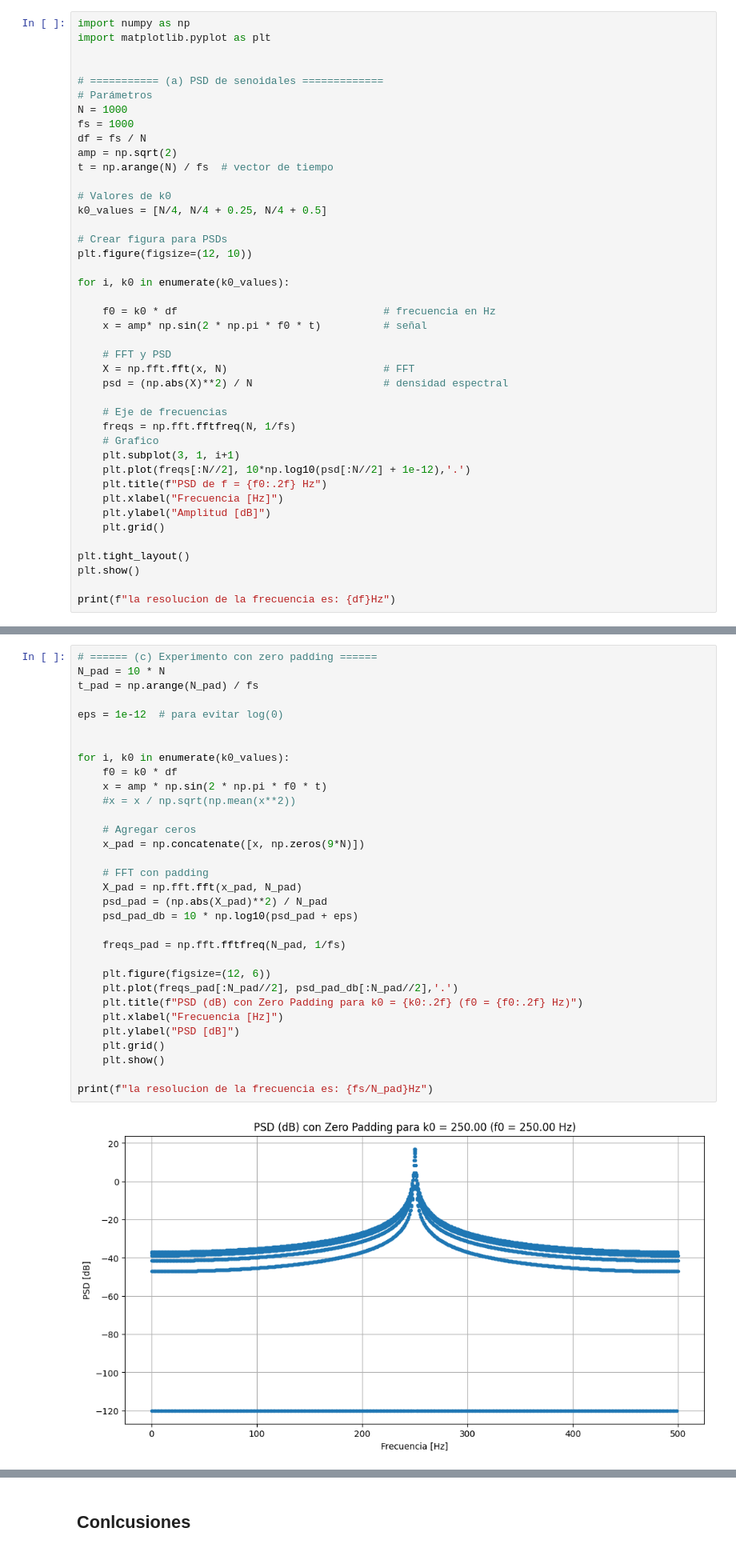
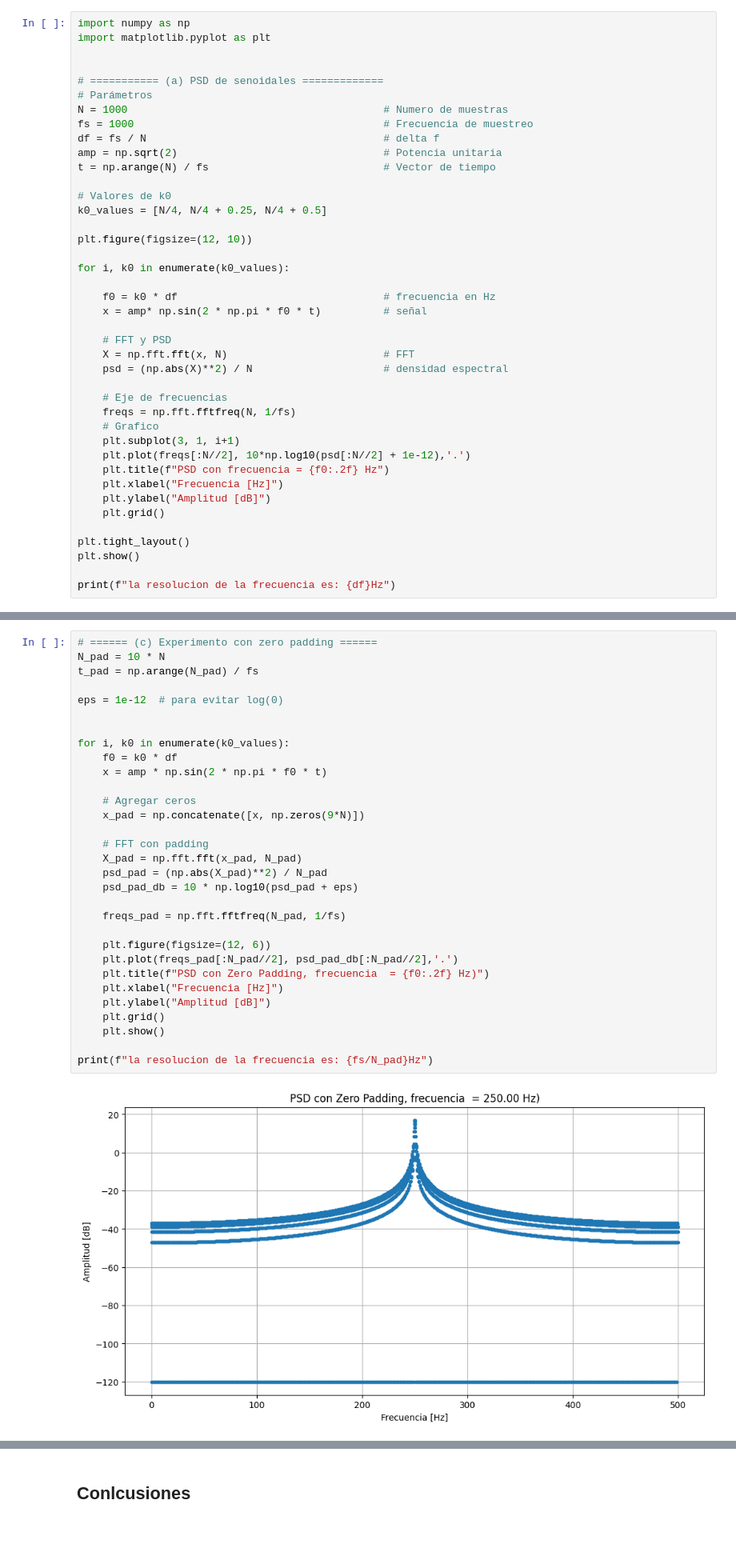
Before and after one commit to ArturoHuber1/APS, a Jupyter notebook: TS3/TS3_Huber.ipynb, the cells around one changed output, grey strips where cells are left out. Shown at 80% size. Saved outputs shown, nothing was run; the diff lists cells and outputs as text.

```diff
--- a/TS3/TS3_Huber.ipynb
+++ b/TS3/TS3_Huber.ipynb
@@ -57,16 +57,15 @@ import matplotlib.pyplot as plt
 
 # =========== (a) PSD de senoidales =============
 # Parámetros
-N = 1000
-fs = 1000
-df = fs / N
-amp = np.sqrt(2)
-t = np.arange(N) / fs  # vector de tiempo
+N = 1000                                         # Numero de muestras
+fs = 1000                                        # Frecuencia de muestreo
+df = fs / N                                      # delta f
+amp = np.sqrt(2)                                 # Potencia unitaria
+t = np.arange(N) / fs                            # Vector de tiempo
 
 # Valores de k0
 k0_values = [N/4, N/4 + 0.25, N/4 + 0.5]
 
-# Crear figura para PSDs
 plt.figure(figsize=(12, 10))
 
 for i, k0 in enumerate(k0_values):
@@ -83,7 +82,7 @@ for i, k0 in enumerate(k0_values):
     # Grafico
     plt.subplot(3, 1, i+1)
     plt.plot(freqs[:N//2], 10*np.log10(psd[:N//2] + 1e-12),'.')
-    plt.title(f"PSD de f = {f0:.2f} Hz")
+    plt.title(f"PSD con frecuencia = {f0:.2f} Hz")
     plt.xlabel("Frecuencia [Hz]")
     plt.ylabel("Amplitud [dB]")
     plt.grid()
@@ -119,34 +119,33 @@ Mediante la identiad de parseval, verificamos que, aunque los graficos se vean d
 # %%
 # ====== (c) Experimento con zero padding ======
 N_pad = 10 * N
 t_pad = np.arange(N_pad) / fs
 
 eps = 1e-12  # para evitar log(0)
 
 
 for i, k0 in enumerate(k0_values):
     f0 = k0 * df
     x = amp * np.sin(2 * np.pi * f0 * t)
-    #x = x / np.sqrt(np.mean(x**2))
 
     # Agregar ceros
     x_pad = np.concatenate([x, np.zeros(9*N)])
 
     # FFT con padding
     X_pad = np.fft.fft(x_pad, N_pad)
     psd_pad = (np.abs(X_pad)**2) / N_pad
     psd_pad_db = 10 * np.log10(psd_pad + eps)
 
     freqs_pad = np.fft.fftfreq(N_pad, 1/fs)
 
     plt.figure(figsize=(12, 6))
     plt.plot(freqs_pad[:N_pad//2], psd_pad_db[:N_pad//2],'.')
-    plt.title(f"PSD (dB) con Zero Padding para k0 = {k0:.2f} (f0 = {f0:.2f} Hz)")
+    plt.title(f"PSD con Zero Padding, frecuencia  = {f0:.2f} Hz)")
     plt.xlabel("Frecuencia [Hz]")
-    plt.ylabel("PSD [dB]")
+    plt.ylabel("Amplitud [dB]")
     plt.grid()
     plt.show()
 
 print(f"la resolucion de la frecuencia es: {fs/N_pad}Hz")
 # %% [output]
-[figure, old version]
+[figure, new version]
```
Also changed, not shown: parts of 10 cells of this notebook, 1 other file.
